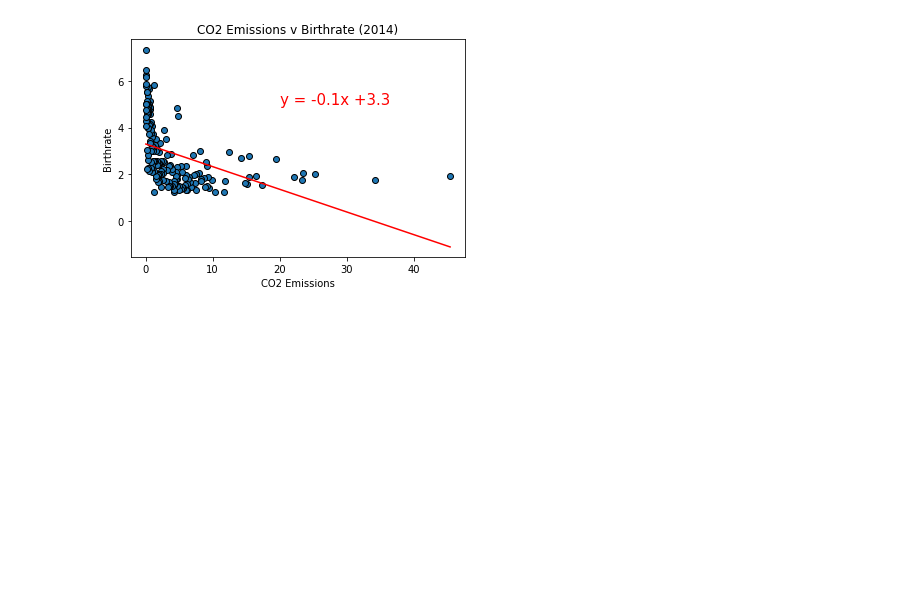
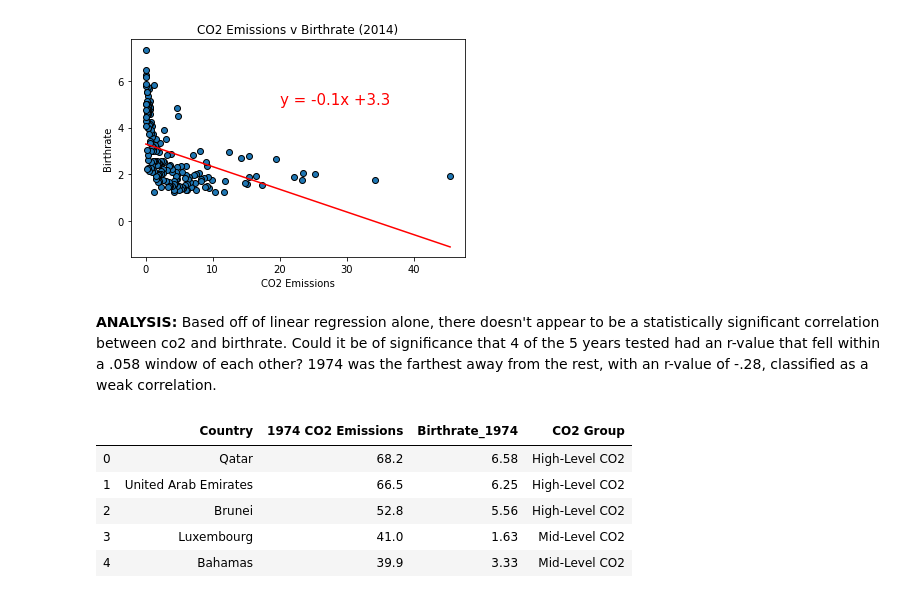
Before and after one commit to VallieTracy/project-one, a Jupyter notebook: Final Jupyter Notebook .ipynb, the cells around one changed output. Saved outputs shown, nothing was run; the diff lists cells and outputs as text; code cells hidden in the pictures; blank space fills up the shorter version.

```diff
--- a/Final Jupyter Notebook .ipynb
+++ b/Final Jupyter Notebook .ipynb
@@ -453,3 +453,27 @@ plt.show()
 # %% [output]
 The r-squared is: -0.4263862548440094
 [figure]
+# %% [markdown]
+**ANALYSIS:**   Based off of linear regression alone, there doesn't appear to be a statistically significant correlation between co2 and birthrate.  Could it be of significance that 4 of the 5 years tested had an r-value that fell within a .058 window of each other?  1974 was the farthest away from the rest, with an r-value of -.28, classified as a weak correlation.
+# %%
+# running anova and independent t-tests (1974 co2 v birthrate)
+
+# create bins to place the carbon emissions
+bins = [0, 22.72, 45.46, 69]
+
+# create labels for the bins
+group_labels = ["Low-Level CO2", "Mid-Level CO2", "High-Level CO2"]
+
+# slice the data and place it into bins
+pd.cut(df_1974["1974 CO2 Emissions"], bins, labels=group_labels)
+
+# place the data series into a new column inside of the dataframe
+df_1974["CO2 Group"] = pd.cut(df_1974["1974 CO2 Emissions"], bins, labels=group_labels)
+df_1974.head()
+# %% [output]
+|  | Country | 1974 CO2 Emissions | Birthrate_1974 | CO2 Group |
+| 0 | Qatar | 68.2 | 6.58 | High-Level CO2 |
+| 1 | United Arab Emirates | 66.5 | 6.25 | High-Level CO2 |
+| 2 | Brunei | 52.8 | 5.56 | High-Level CO2 |
+| 3 | Luxembourg | 41.0 | 1.63 | Mid-Level CO2 |
+| 4 | Bahamas | 39.9 | 3.33 | Mid-Level CO2 |
```
Also changed, not shown: parts of 16 cells of this notebook.
